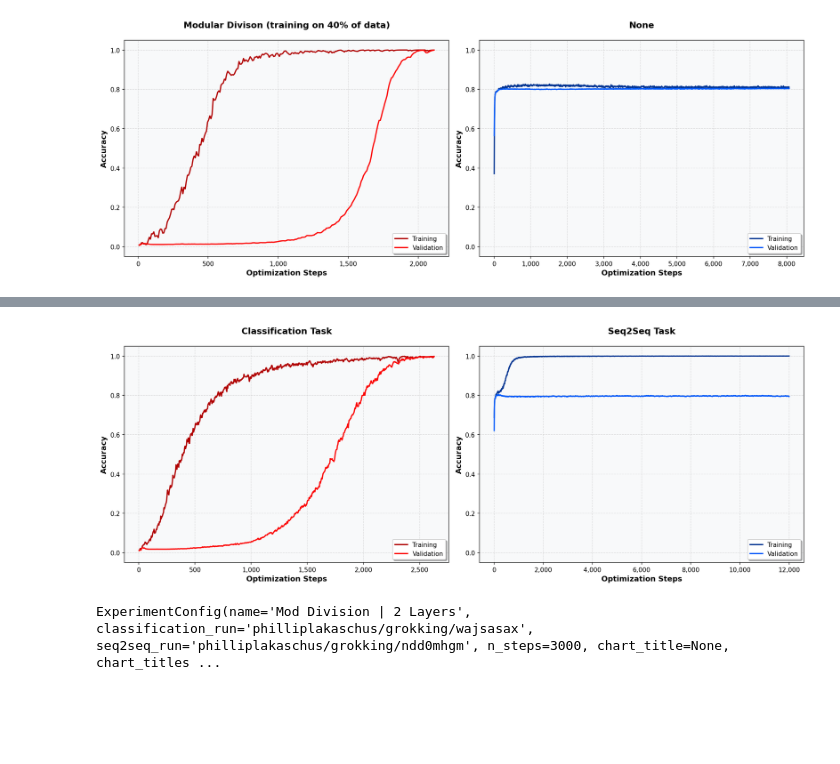
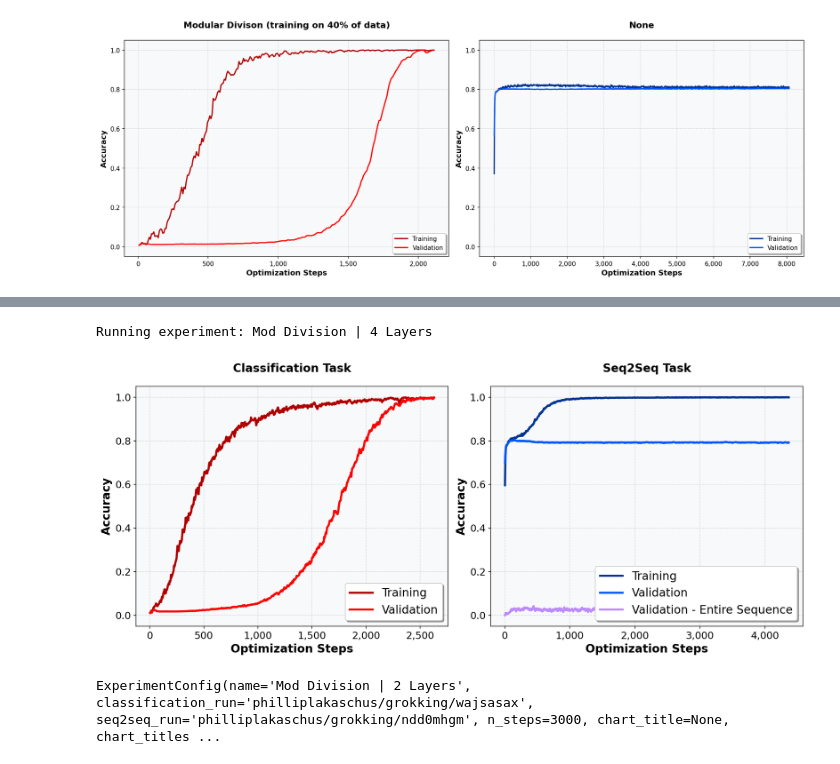
Before and after one commit to lakaschus/grokking, a Jupyter notebook: results/classification_vs_seq2seq/plot_results.ipynb, the cells around one changed output, grey strips where cells are left out. Cells and saved outputs as stored; diff of their text form; code cells hidden in the pictures; blank space fills up the shorter version.

Commit message:
Implement multitask grokking

```diff
--- a/results/classification_vs_seq2seq/plot_results.ipynb
+++ b/results/classification_vs_seq2seq/plot_results.ipynb
@@ -276,7 +277,7 @@ experiments = [
     ExperimentConfig(
         name="Mod Division | 4 Layers",
         classification_run="philliplakaschus/grokking/ejyku6iz",
-        seq2seq_run="philliplakaschus/grokking/3b10yskm",
+        seq2seq_run="philliplakaschus/grokking/uzsoylr4",
         n_steps=3000
     )
 ]
@@ -291,4 +292,5 @@ Running experiment: Mod Division | 4 Layers
+Running experiment: Mod Division | 4 Layers
-[figure, old version]
+[figure, new version]
 # %%
 experiment
 # %% [output]
```
Also changed, not shown: parts of 5 cells of this notebook, 15 other files.
